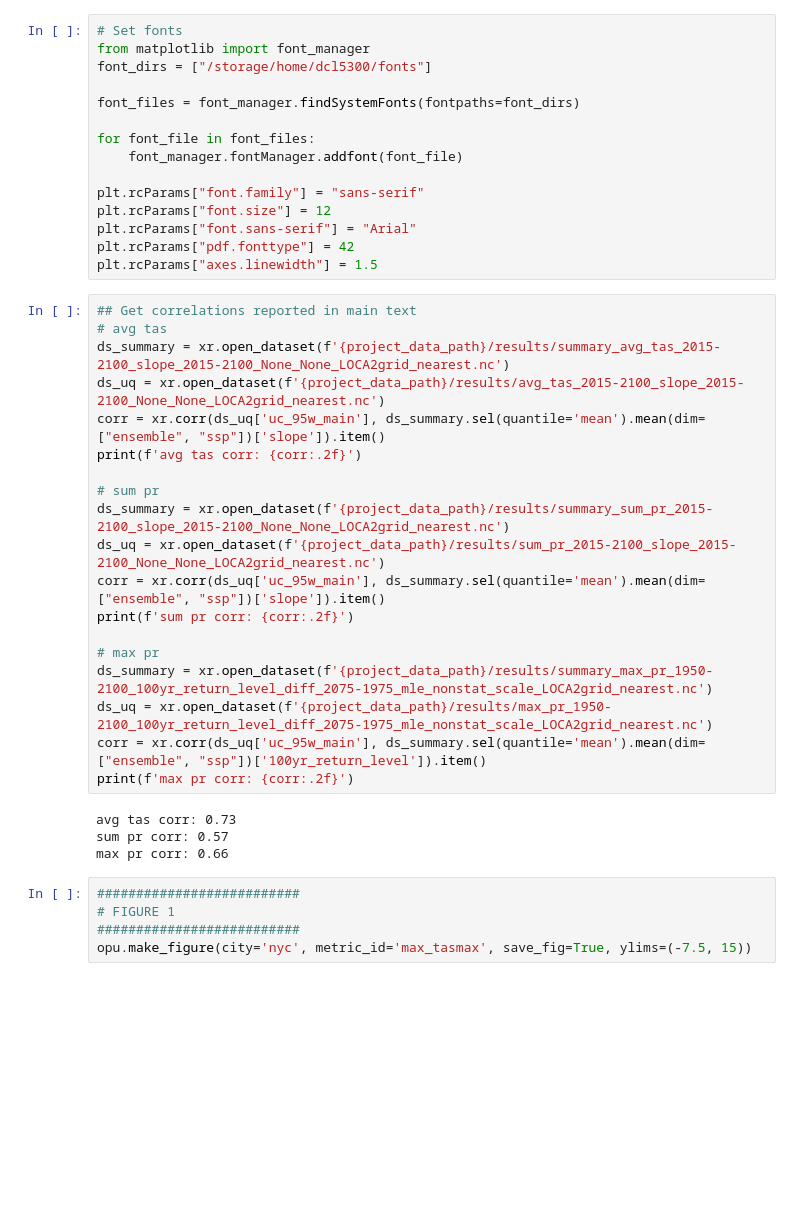
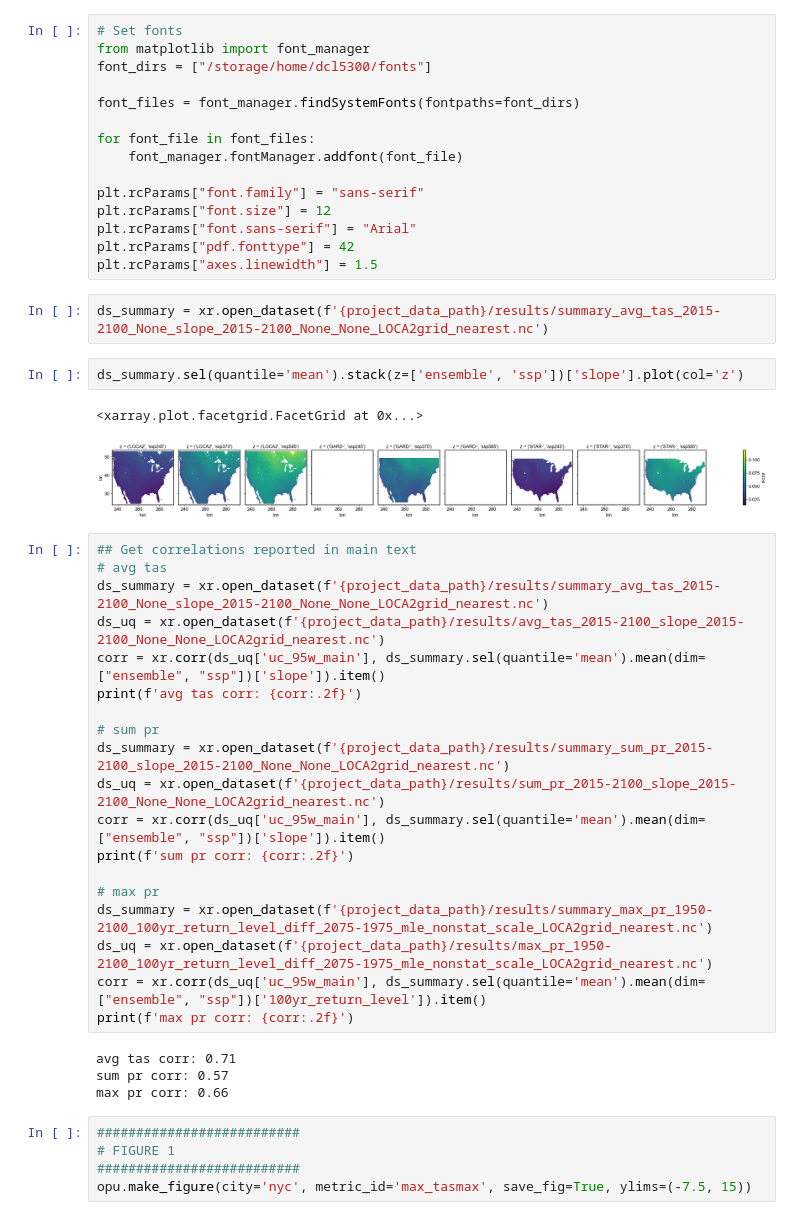
Before and after one commit to david0811/conus_comparison_lafferty-etal-2026, a Jupyter notebook: scripts/04a_main_plots.ipynb, the cells around one changed output. Cells and saved outputs as stored; diff of their text form; blank space fills up the shorter version.

```diff
--- a/scripts/04a_main_plots.ipynb
+++ b/scripts/04a_main_plots.ipynb
@@ -23,10 +23,17 @@ plt.rcParams["font.size"] = 12
 plt.rcParams["font.sans-serif"] = "Arial"
 plt.rcParams["pdf.fonttype"] = 42
 plt.rcParams["axes.linewidth"] = 1.5
+# %%
+ds_summary = xr.open_dataset(f'{project_data_path}/results/summary_avg_tas_2015-2100_None_slope_2015-2100_None_None_LOCA2grid_nearest.nc')
+# %%
+ds_summary.sel(quantile='mean').stack(z=['ensemble', 'ssp'])['slope'].plot(col='z')
+# %% [output]
+<xarray.plot.facetgrid.FacetGrid at 0x...>
+[figure, added]
 # %%
 ## Get correlations reported in main text
 # avg tas
-ds_summary = xr.open_dataset(f'{project_data_path}/results/summary_avg_tas_2015-2100_slope_2015-2100_None_None_LOCA2grid_nearest.nc')
+ds_summary = xr.open_dataset(f'{project_data_path}/results/summary_avg_tas_2015-2100_None_slope_2015-2100_None_None_LOCA2grid_nearest.nc')
 ds_uq = xr.open_dataset(f'{project_data_path}/results/avg_tas_2015-2100_slope_2015-2100_None_None_LOCA2grid_nearest.nc')
 corr = xr.corr(ds_uq['uc_95w_main'], ds_summary.sel(quantile='mean').mean(dim=["ensemble", "ssp"])['slope']).item()
 print(f'avg tas corr: {corr:.2f}')
@@ -43,7 +50,7 @@ ds_uq = xr.open_dataset(f'{project_data_path}/results/max_pr_1950-2100_100yr_ret
 corr = xr.corr(ds_uq['uc_95w_main'], ds_summary.sel(quantile='mean').mean(dim=["ensemble", "ssp"])['100yr_return_level']).item()
 print(f'max pr corr: {corr:.2f}')
 # %% [output]
-avg tas corr: 0.73
+avg tas corr: 0.71
 sum pr corr: 0.57
 max pr corr: 0.66
 # %%
```
Also changed, not shown: parts of 2 cells of this notebook, 4 other files.
